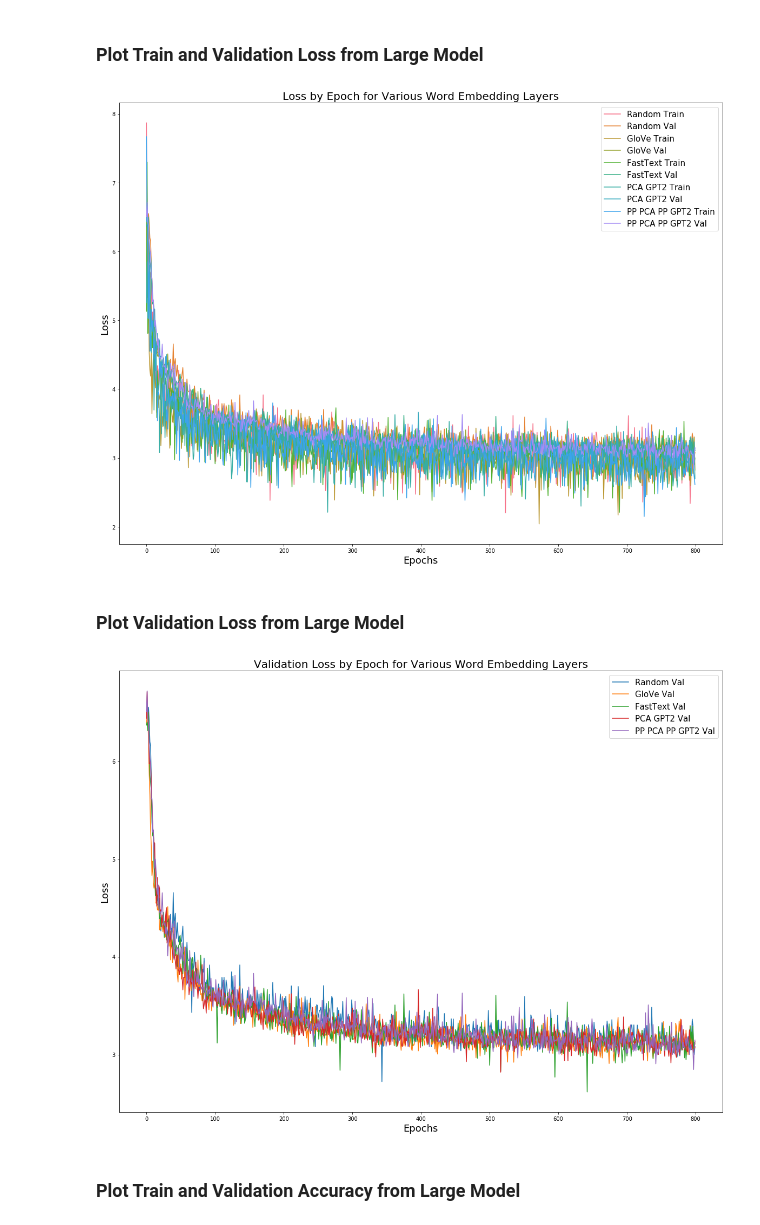
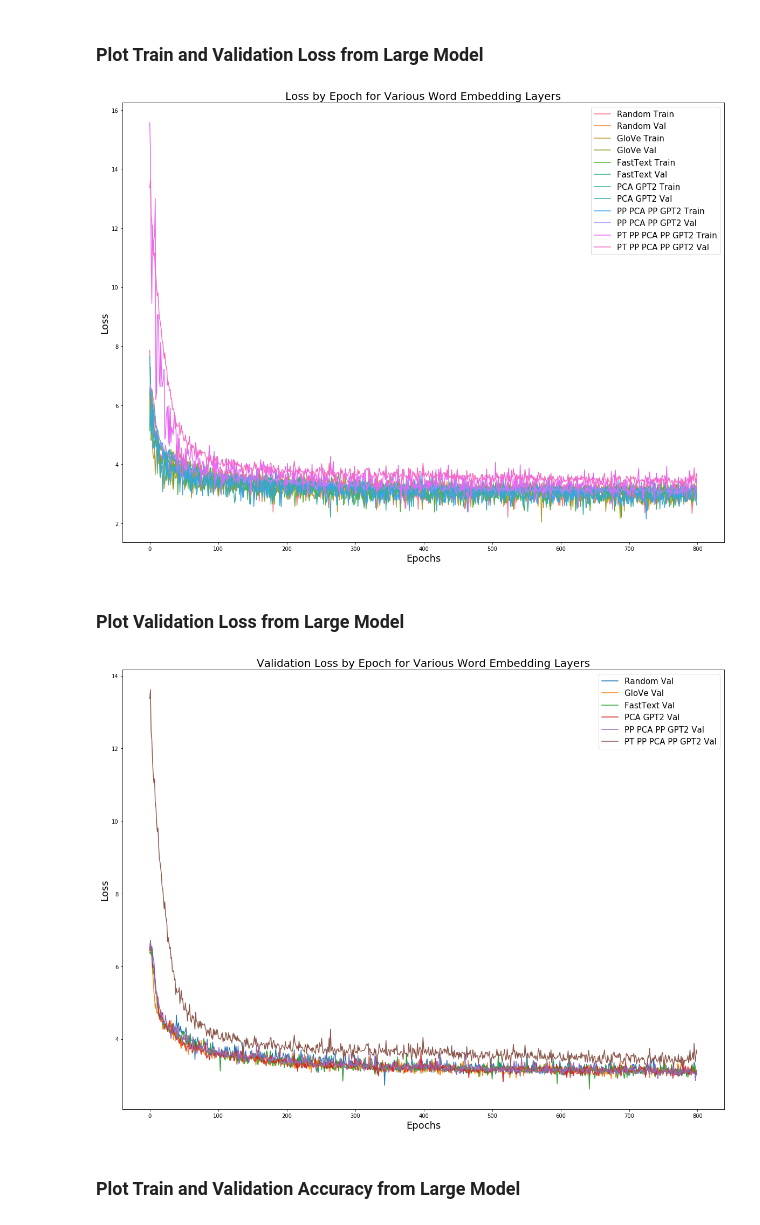
Before and after one commit to federated-learning-experiments/fl-text-models, a Jupyter notebook: notebooks/compare_embedding_layers.ipynb, the cells around one changed output. Drawn from its saved outputs; the diff is of its cells as text; code cells hidden in the pictures.

Commit message:
Adding the experiment tagged 11, with pretrained net using Shakespeare and the larger model along with PP PCA word embeddings

```diff
--- a/notebooks/compare_embedding_layers.ipynb
+++ b/notebooks/compare_embedding_layers.ipynb
@@ -177,6 +177,11 @@ pp_pca_pp_gpt2_train_loss = np.load('embedding_layer_results/pp_pca_pp_gpt2_{}/t
 pp_pca_pp_gpt2_train_accuracy = np.load('embedding_layer_results/pp_pca_pp_gpt2_{}/train_accuracy.npy'.format(network))
 pp_pca_pp_gpt2_val_loss = np.load('embedding_layer_results/pp_pca_pp_gpt2_{}/val_loss.npy'.format(network))
 pp_pca_pp_gpt2_val_accuracy = np.load('embedding_layer_results/pp_pca_pp_gpt2_{}/val_accuracy.npy'.format(network))
+# %%
+pretrainedNet_pp_pca_pp_gpt2_train_loss = np.load('embedding_layer_results/pretrainedNet_pp_pca_pp_gpt2_{}/train_loss.npy'.format(network))
+pretrainedNet_pp_pca_pp_gpt2_train_accuracy = np.load('embedding_layer_results/pretrainedNet_pp_pca_pp_gpt2_{}/train_accuracy.npy'.format(network))
+pretrainedNet_pp_pca_pp_gpt2_val_loss = np.load('embedding_layer_results/pretrainedNet_pp_pca_pp_gpt2_{}/val_loss.npy'.format(network))
+pretrainedNet_pp_pca_pp_gpt2_val_accuracy = np.load('embedding_layer_results/pretrainedNet_pp_pca_pp_gpt2_{}/val_accuracy.npy'.format(network))
 # %% [markdown]
 ### Plot Train and Validation Loss from Large Model
 # %%
@@ -184,23 +189,25 @@ x_axis = range(0, len(random_train_loss))
 # %%
 sns.set_palette(sns.color_palette("husl", 12))
 fig, ax = plt.subplots(figsize=(20, 15))
 ax.plot(x_axis, random_train_loss, label='Random Train')
 ax.plot(x_axis, random_val_loss, label='Random Val')
 ax.plot(x_axis, glove_train_loss, label='GloVe Train')
 ax.plot(x_axis, glove_val_loss, label='GloVe Val')
 ax.plot(x_axis, fasttext_train_loss, label='FastText Train')
 ax.plot(x_axis, fasttext_val_loss, label='FastText Val')
 ax.plot(x_axis, pca_gpt2_train_loss, label='PCA GPT2 Train')
 ax.plot(x_axis, pca_gpt2_val_loss, label='PCA GPT2 Val')
 ax.plot(x_axis, pp_pca_pp_gpt2_train_loss, label='PP PCA PP GPT2 Train')
 ax.plot(x_axis, pp_pca_pp_gpt2_val_loss, label='PP PCA PP GPT2 Val')
+ax.plot(x_axis, pretrainedNet_pp_pca_pp_gpt2_train_loss, label='PT PP PCA PP GPT2 Train')
+ax.plot(x_axis, pretrainedNet_pp_pca_pp_gpt2_val_loss, label='PT PP PCA PP GPT2 Val')
 ax.legend(loc='best', prop={'size': 15})
 plt.title('Loss by Epoch for Various Word Embedding Layers', fontsize=20)
 plt.xlabel('Epochs', fontsize=18)
 plt.ylabel('Loss', fontsize=18)
 plt.show()
 # %% [output]
-[figure, old version]
+[figure, new version]
 # %% [markdown]
 ### Plot Validation Loss from Large Model
 # %%
@@ -211,12 +218,13 @@ ax.plot(x_axis, glove_val_loss, label='GloVe Val')
 ax.plot(x_axis, fasttext_val_loss, label='FastText Val')
 ax.plot(x_axis, pca_gpt2_val_loss, label='PCA GPT2 Val')
 ax.plot(x_axis, pp_pca_pp_gpt2_val_loss, label='PP PCA PP GPT2 Val')
+ax.plot(x_axis, pretrainedNet_pp_pca_pp_gpt2_val_loss, label='PT PP PCA PP GPT2 Val')
 ax.legend(loc='best', prop={'size': 15})
 plt.title('Validation Loss by Epoch for Various Word Embedding Layers', fontsize=20)
 plt.xlabel('Epochs', fontsize=18)
 plt.ylabel('Loss', fontsize=18)
 plt.show()
 # %% [output]
-[figure, old version]
+[figure, new version]
 # %% [markdown]
 ### Plot Train and Validation Accuracy from Large Model
```
Also changed, not shown: parts of 8 cells of this notebook, 13 other files.
